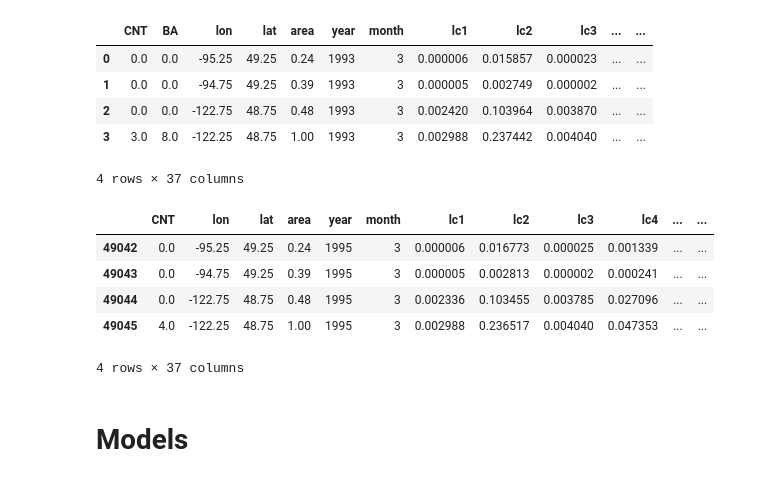
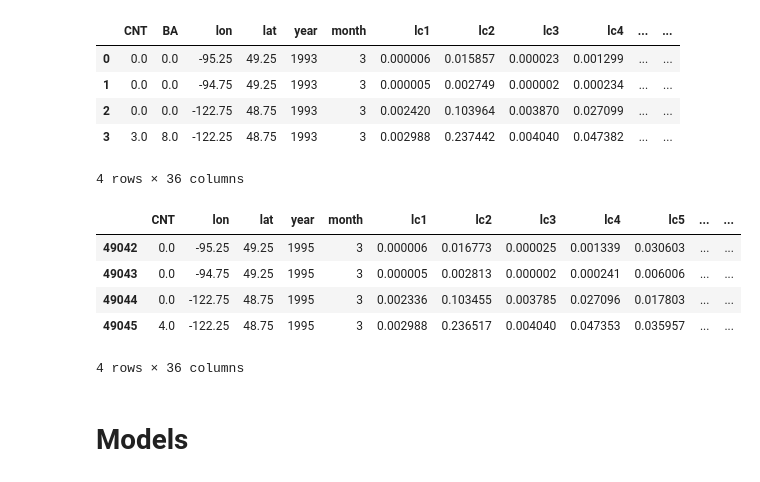
Before and after one commit to MegaCookies88/Data-Challenge-Wildfires, a Jupyter notebook: wildfires_models.ipynb, the cells around one changed output. Saved outputs shown, nothing was run; the diff lists cells and outputs as text; code cells hidden in the pictures.

```diff
--- a/wildfires_models.ipynb
+++ b/wildfires_models.ipynb
@@ -11,26 +11,30 @@ sns.set_theme(style='whitegrid')
 # %%
 data = pd.read_csv('data/data_train_DF.csv')
 data.drop('Unnamed: 0', axis=1, inplace=True)
 
 # Replacing clim1 and clim2 by wind
 data['wind'] = np.sqrt(data.clim1**2+data.clim2**2)
 data.drop(['clim1','clim2'], axis=1, inplace=True)
 
 # Relative humidity
 data['RH'] = 100 * np.exp(17.625*(data.clim3-273.15)/(data.clim3-39.11)) / np.exp(17.625*(data.clim4-273.15)/(data.clim4-39.11))
 
+# Changin month to factor and dropping area
+data.drop('area', axis=1, inplace=True)
+data['month'] = data['month'].astype('category')
+
 # Dropping NA in new dataframe
 data_validation = data[data.BA.isna() | data.CNT.isna()]
 data.dropna(inplace=True)
 
 data.head(4)
 # %% [output]
-|  | CNT | BA | lon | lat | area | year | month | lc1 | lc2 | lc3 | ... | ... |
-| 0 | 0.0 | 0.0 | -95.25 | 49.25 | 0.24 | 1993 | 3 | 0.000006 | 0.015857 | 0.000023 | ... | ... |
-| 1 | 0.0 | 0.0 | -94.75 | 49.25 | 0.39 | 1993 | 3 | 0.000005 | 0.002749 | 0.000002 | ... | ... |
-| 2 | 0.0 | 0.0 | -122.75 | 48.75 | 0.48 | 1993 | 3 | 0.002420 | 0.103964 | 0.003870 | ... | ... |
-| 3 | 3.0 | 8.0 | -122.25 | 48.75 | 1.00 | 1993 | 3 | 0.002988 | 0.237442 | 0.004040 | ... | ... |
+|  | CNT | BA | lon | lat | year | month | lc1 | lc2 | lc3 | lc4 | ... | ... |
+| 0 | 0.0 | 0.0 | -95.25 | 49.25 | 1993 | 3 | 0.000006 | 0.015857 | 0.000023 | 0.001299 | ... | ... |
+| 1 | 0.0 | 0.0 | -94.75 | 49.25 | 1993 | 3 | 0.000005 | 0.002749 | 0.000002 | 0.000234 | ... | ... |
+| 2 | 0.0 | 0.0 | -122.75 | 48.75 | 1993 | 3 | 0.002420 | 0.103964 | 0.003870 | 0.027099 | ... | ... |
+| 3 | 3.0 | 8.0 | -122.25 | 48.75 | 1993 | 3 | 0.002988 | 0.237442 | 0.004040 | 0.047382 | ... | ... |
-4 rows × 37 columns
+4 rows × 36 columns
 # %%
 # List of labels by type
 clim_labels = ['altiMean', 'altiSD', 'clim3', 'clim4', 'clim5', 'clim6', 'clim7', 'clim8','clim9', 'clim10', 'wind', 'RH']
@@ -56,12 +60,12 @@ X_test['mean_fire'] = X_test.apply(lambda x: mean_CNT_voxel.loc[x.lon,x.lat], ax
 # %%
 X_train.head(4)
 # %% [output]
-|  | CNT | lon | lat | area | year | month | lc1 | lc2 | lc3 | lc4 | ... | ... |
-| 49042 | 0.0 | -95.25 | 49.25 | 0.24 | 1995 | 3 | 0.000006 | 0.016773 | 0.000025 | 0.001339 | ... | ... |
-| 49043 | 0.0 | -94.75 | 49.25 | 0.39 | 1995 | 3 | 0.000005 | 0.002813 | 0.000002 | 0.000241 | ... | ... |
-| 49044 | 0.0 | -122.75 | 48.75 | 0.48 | 1995 | 3 | 0.002336 | 0.103455 | 0.003785 | 0.027096 | ... | ... |
-| 49045 | 4.0 | -122.25 | 48.75 | 1.00 | 1995 | 3 | 0.002988 | 0.236517 | 0.004040 | 0.047353 | ... | ... |
+|  | CNT | lon | lat | year | month | lc1 | lc2 | lc3 | lc4 | lc5 | ... | ... |
+| 49042 | 0.0 | -95.25 | 49.25 | 1995 | 3 | 0.000006 | 0.016773 | 0.000025 | 0.001339 | 0.030603 | ... | ... |
+| 49043 | 0.0 | -94.75 | 49.25 | 1995 | 3 | 0.000005 | 0.002813 | 0.000002 | 0.000241 | 0.006006 | ... | ... |
+| 49044 | 0.0 | -122.75 | 48.75 | 1995 | 3 | 0.002336 | 0.103455 | 0.003785 | 0.027096 | 0.017803 | ... | ... |
+| 49045 | 4.0 | -122.25 | 48.75 | 1995 | 3 | 0.002988 | 0.236517 | 0.004040 | 0.047353 | 0.035957 | ... | ... |
-4 rows × 37 columns
+4 rows × 36 columns
 # %%
 # Defining Thresholds and Scoring Function
 u_CNT = list(range(0,11))+[2*x for x in range(6,16)]+[10*x for x in range(4,11)]
```
Also changed, not shown: parts of 6 cells of this notebook.
